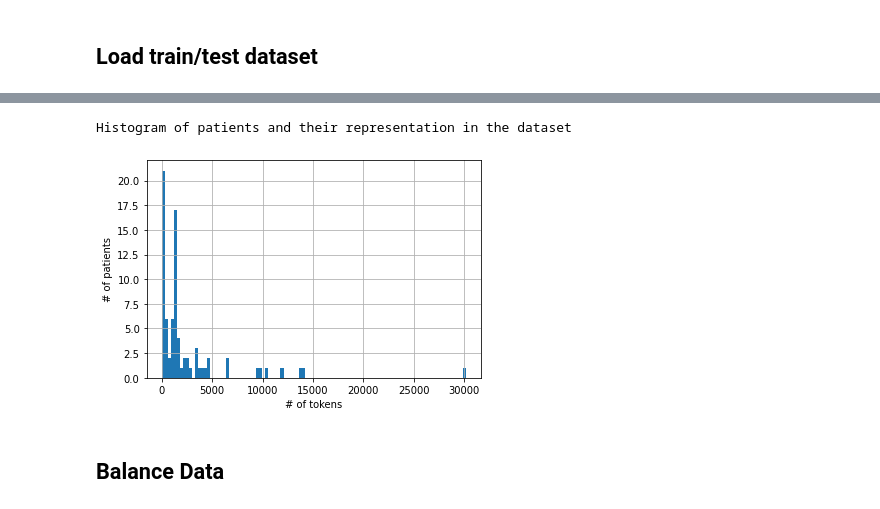
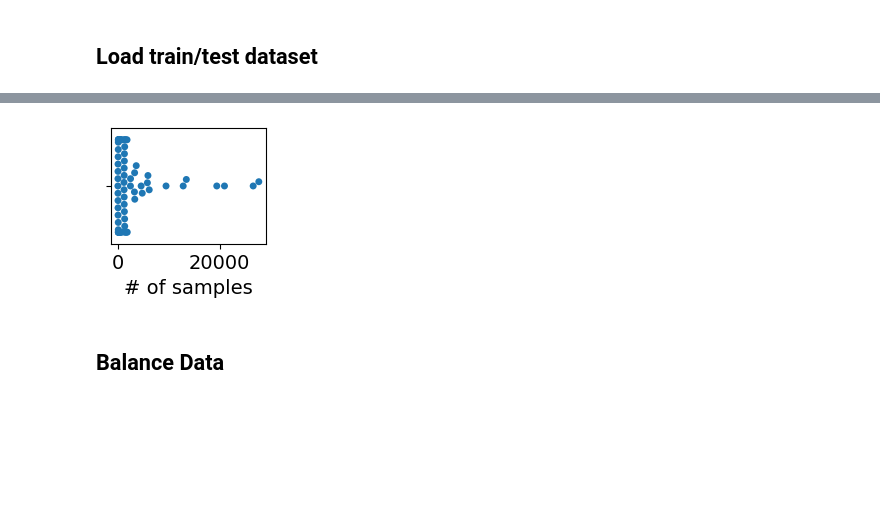
Before and after one commit to ylin00/seizurecast, a Jupyter notebook: notebooks/Seizure_Forecasting_RF.ipynb, the cells around one changed output, grey strips where cells are left out. Cells and saved outputs as stored; diff of their text form; code cells hidden in the pictures; blank space fills up the shorter version.

```diff
--- a/notebooks/Seizure_Forecasting_RF.ipynb
+++ b/notebooks/Seizure_Forecasting_RF.ipynb
@@ -126,12 +150,15 @@ patient_count = pd.concat(dataset)\
     .set_index(['level_0','patient'])\
     .loc[:,'f0']\
     .groupby(['level_0', 'patient']).count()
-_ = patient_count.hist(bins=100)
-_=plt.xlabel("# of tokens")
-_=plt.ylabel("# of patients")
-# %% [output]
-Histogram of patients and their representation in the dataset
-[figure, removed]
+# %%
+import seaborn as sns
+plt.figure(figsize=(2, 1.5))
+sns.swarmplot(data = patient_count.reset_index(), x='f0')
+# _ = patient_count.j
+_=plt.xlabel("# of samples")
+_=plt.ylabel("")
+# %% [output]
+[figure, added]
 # %% [markdown]
 ## Balance Data
 # %% [markdown]
```
Also changed, not shown: parts of 33 cells of this notebook, 5 other files.
